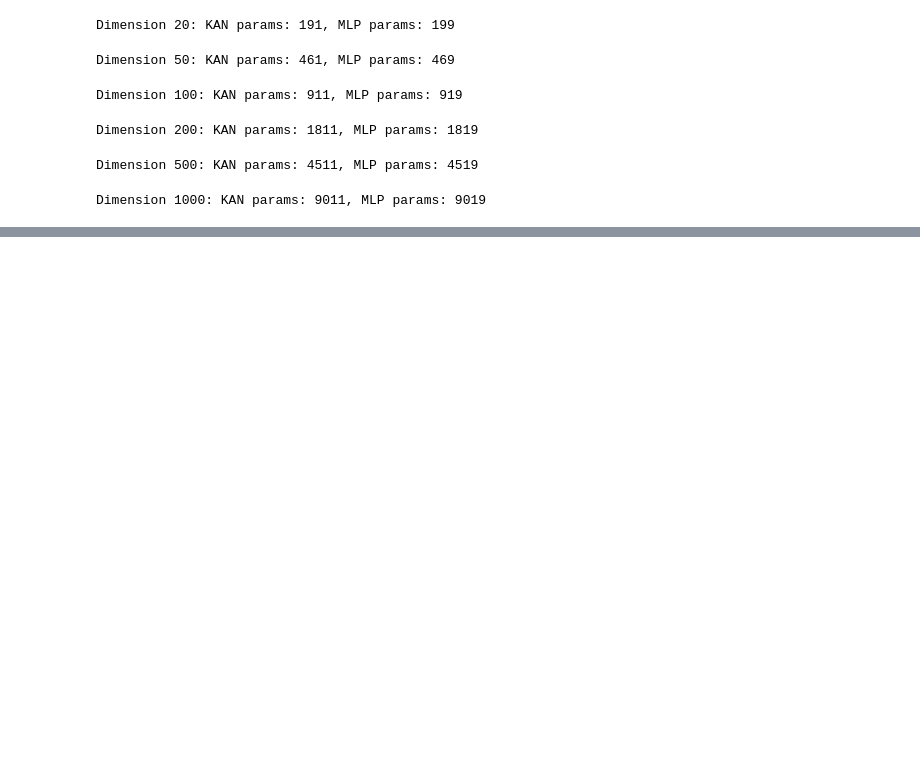
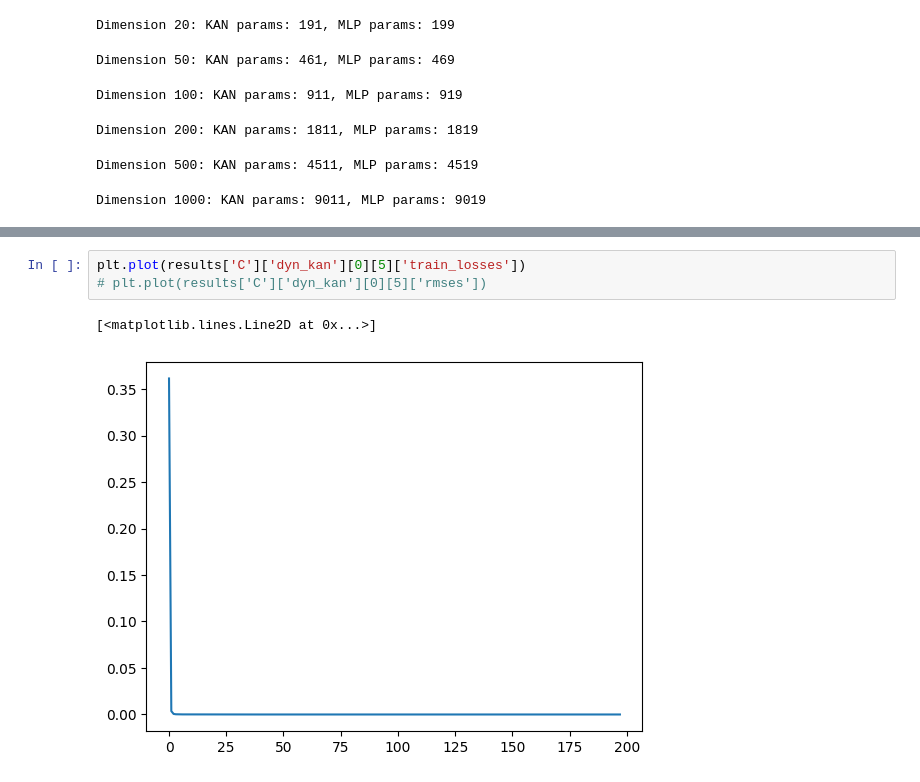
Before and after one commit to runanhan/kan-robustness-scaling, a Jupyter notebook: 3-increasing-dimensionality.ipynb, the cells around one changed output, grey strips where cells are left out. Drawn from its saved outputs; the diff is of its cells as text; blank space fills up the shorter version.

```diff
--- a/3-increasing-dimensionality.ipynb
+++ b/3-increasing-dimensionality.ipynb
@@ -260,0 +272,6 @@ plot_r2s_rmses_all(
+# %%
+plt.plot(results['C']['dyn_kan'][0][5]['train_losses'])
+# plt.plot(results['C']['dyn_kan'][0][5]['rmses'])
+# %% [output]
+[<matplotlib.lines.Line2D at 0x...>]
+[figure, added]
```
Also changed, not shown: parts of 15 cells of this notebook, 11 other files.
